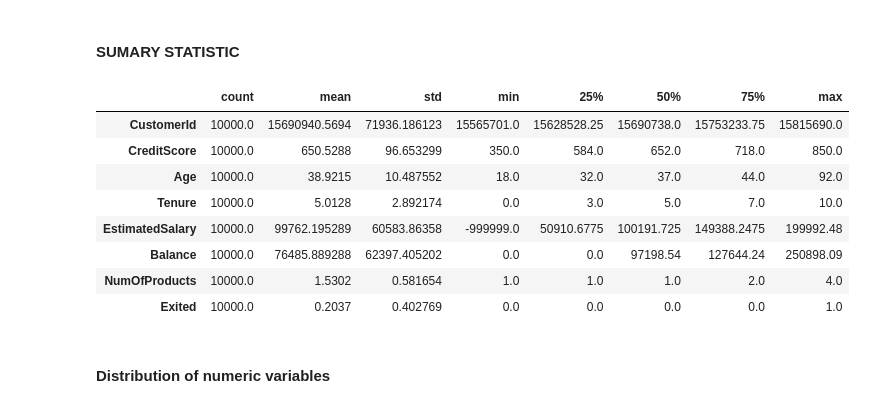
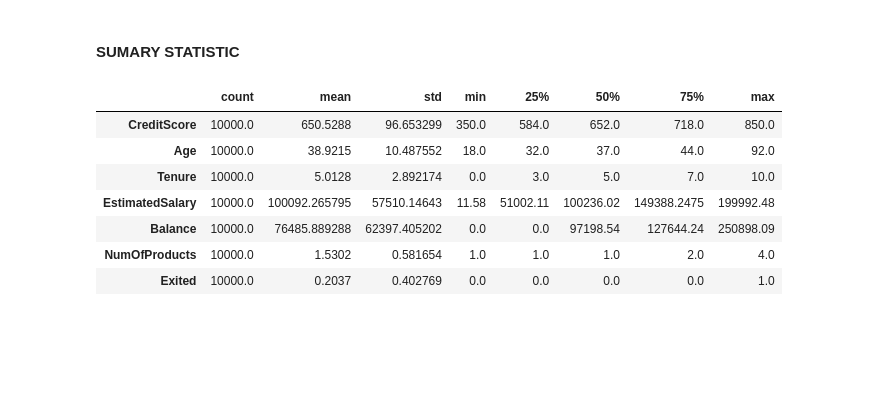
Before and after one commit to ppthanhtuyen-create/demo-git, a Jupyter notebook: data_understanding.ipynb, the cells around one changed output. Drawn from its saved outputs; the diff is of its cells as text; code cells hidden in the pictures; blank space fills up the shorter version.

```diff
--- a/data_understanding.ipynb
+++ b/data_understanding.ipynb
@@ -431,0 +442,8 @@ Number of NaN values: 0
+# %%
+import numpy as np
+df_customer["EstimatedSalary"] = df_customer["EstimatedSalary"].replace(
+    -999999,
+    np.nan
+)
+
+df_customer["EstimatedSalary"].isna().sum()
@@ -431,0 +452,9 @@ Number of NaN values: 0
+# %%
+#Replace invalid columns with the mean
+median_salary = df_customer["EstimatedSalary"].median()
+
+df_customer["EstimatedSalary"] = df_customer["EstimatedSalary"].fillna(
+    median_salary
+)
+
+df_customer["EstimatedSalary"].describe()
@@ -822,16 +861,13 @@ True
 # %% [markdown]
 #### SUMARY STATISTIC
 # %%
-df_merged.describe().T
+df_merged.drop(columns=['CustomerId']).describe().T
 # %% [output]
 |  | count | mean | std | min | 25% | 50% | 75% | max |
-| CustomerId | 10000.0 | 15690940.5694 | 71936.186123 | 15565701.0 | 15628528.25 | 15690738.0 | 15753233.75 | 15815690.0 |
 | CreditScore | 10000.0 | 650.5288 | 96.653299 | 350.0 | 584.0 | 652.0 | 718.0 | 850.0 |
 | Age | 10000.0 | 38.9215 | 10.487552 | 18.0 | 32.0 | 37.0 | 44.0 | 92.0 |
 | Tenure | 10000.0 | 5.0128 | 2.892174 | 0.0 | 3.0 | 5.0 | 7.0 | 10.0 |
-| EstimatedSalary | 10000.0 | 99762.195289 | 60583.86358 | -999999.0 | 50910.6775 | 100191.725 | 149388.2475 | 199992.48 |
+| EstimatedSalary | 10000.0 | 100092.265795 | 57510.14643 | 11.58 | 51002.11 | 100236.02 | 149388.2475 | 199992.48 |
 | Balance | 10000.0 | 76485.889288 | 62397.405202 | 0.0 | 0.0 | 97198.54 | 127644.24 | 250898.09 |
 | NumOfProducts | 10000.0 | 1.5302 | 0.581654 | 1.0 | 1.0 | 1.0 | 2.0 | 4.0 |
 | Exited | 10000.0 | 0.2037 | 0.402769 | 0.0 | 0.0 | 0.0 | 0.0 | 1.0 |
-# %% [markdown]
-#### Distribution of numeric variables
```
Also changed, not shown: parts of 8 cells of this notebook, 1 other file.
